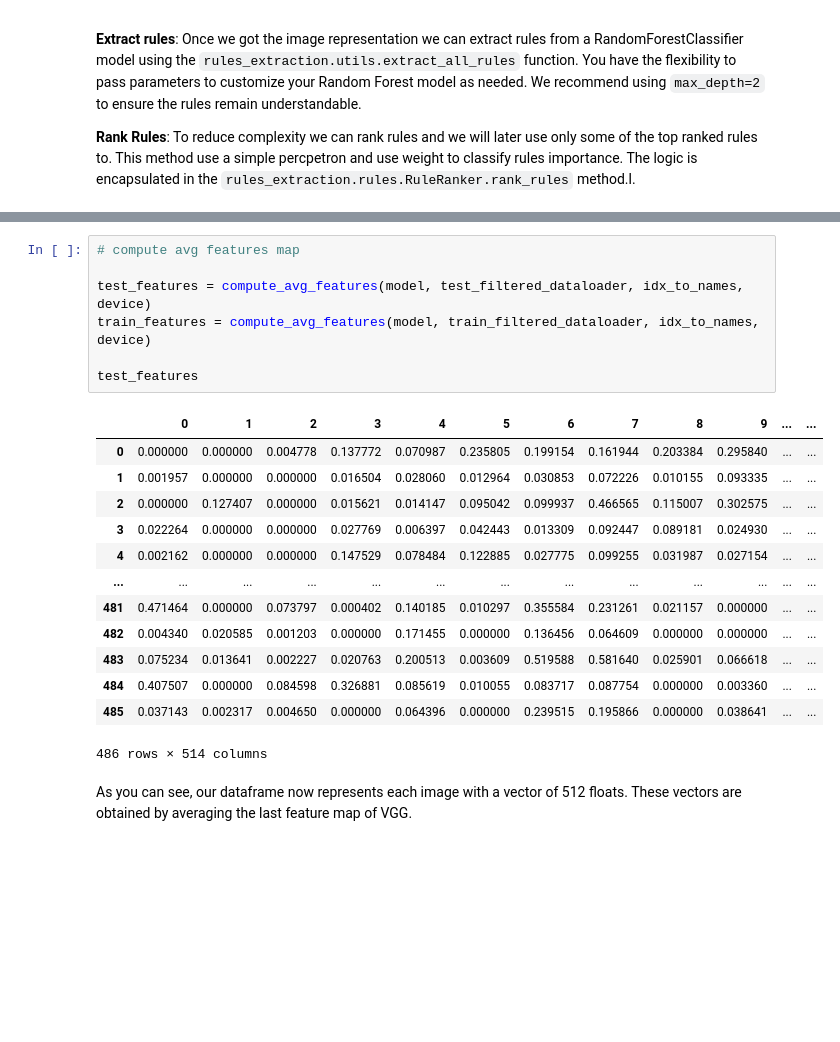
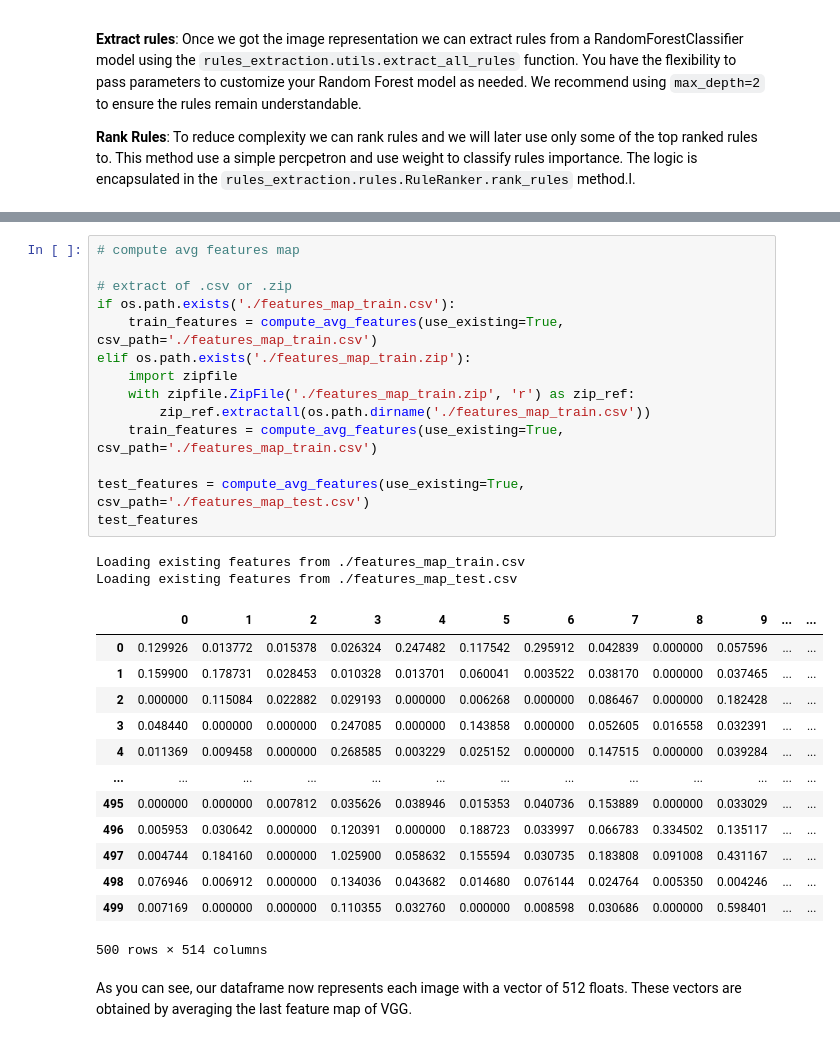
Before and after one commit to HES-XPLAIN/notebooks, a Jupyter notebook: use_case_sport_classification/rules_extraction_demo.ipynb, the cells around one changed output, grey strips where cells are left out. Cells and saved outputs as stored; diff of their text form; blank space fills up the shorter version.

```diff
--- a/use_case_sport_classification/rules_extraction_demo.ipynb
+++ b/use_case_sport_classification/rules_extraction_demo.ipynb
@@ -172,24 +193,33 @@ train_filtered_dataloader = DataLoader(dataset=train_filtered_dataset, batch_siz
 # %%
 # compute avg features map
 
-test_features = compute_avg_features(model, test_filtered_dataloader, idx_to_names, device)
-train_features = compute_avg_features(model, train_filtered_dataloader, idx_to_names, device)
+# extract of .csv or .zip
+if os.path.exists('./features_map_train.csv'):
+    train_features = compute_avg_features(use_existing=True, csv_path='./features_map_train.csv')
+elif os.path.exists('./features_map_train.zip'):
+    import zipfile
+    with zipfile.ZipFile('./features_map_train.zip', 'r') as zip_ref:
+        zip_ref.extractall(os.path.dirname('./features_map_train.csv'))
+    train_features = compute_avg_features(use_existing=True, csv_path='./features_map_train.csv')
 
+test_features = compute_avg_features(use_existing=True, csv_path='./features_map_test.csv')
 test_features
 # %% [output]
+Loading existing features from ./features_map_train.csv
+Loading existing features from ./features_map_test.csv
 |  | 0 | 1 | 2 | 3 | 4 | 5 | 6 | 7 | 8 | 9 | ... | ... |
-| 0 | 0.000000 | 0.000000 | 0.004778 | 0.137772 | 0.070987 | 0.235805 | 0.199154 | 0.161944 | 0.203384 | 0.295840 | ... | ... |
-| 1 | 0.001957 | 0.000000 | 0.000000 | 0.016504 | 0.028060 | 0.012964 | 0.030853 | 0.072226 | 0.010155 | 0.093335 | ... | ... |
-| 2 | 0.000000 | 0.127407 | 0.000000 | 0.015621 | 0.014147 | 0.095042 | 0.099937 | 0.466565 | 0.115007 | 0.302575 | ... | ... |
-| 3 | 0.022264 | 0.000000 | 0.000000 | 0.027769 | 0.006397 | 0.042443 | 0.013309 | 0.092447 | 0.089181 | 0.024930 | ... | ... |
-| 4 | 0.002162 | 0.000000 | 0.000000 | 0.147529 | 0.078484 | 0.122885 | 0.027775 | 0.099255 | 0.031987 | 0.027154 | ... | ... |
+| 0 | 0.129926 | 0.013772 | 0.015378 | 0.026324 | 0.247482 | 0.117542 | 0.295912 | 0.042839 | 0.000000 | 0.057596 | ... | ... |
+| 1 | 0.159900 | 0.178731 | 0.028453 | 0.010328 | 0.013701 | 0.060041 | 0.003522 | 0.038170 | 0.000000 | 0.037465 | ... | ... |
+| 2 | 0.000000 | 0.115084 | 0.022882 | 0.029193 | 0.000000 | 0.006268 | 0.000000 | 0.086467 | 0.000000 | 0.182428 | ... | ... |
+| 3 | 0.048440 | 0.000000 | 0.000000 | 0.247085 | 0.000000 | 0.143858 | 0.000000 | 0.052605 | 0.016558 | 0.032391 | ... | ... |
+| 4 | 0.011369 | 0.009458 | 0.000000 | 0.268585 | 0.003229 | 0.025152 | 0.000000 | 0.147515 | 0.000000 | 0.039284 | ... | ... |
 | ... | ... | ... | ... | ... | ... | ... | ... | ... | ... | ... | ... | ... |
-| 481 | 0.471464 | 0.000000 | 0.073797 | 0.000402 | 0.140185 | 0.010297 | 0.355584 | 0.231261 | 0.021157 | 0.000000 | ... | ... |
-| 482 | 0.004340 | 0.020585 | 0.001203 | 0.000000 | 0.171455 | 0.000000 | 0.136456 | 0.064609 | 0.000000 | 0.000000 | ... | ... |
-| 483 | 0.075234 | 0.013641 | 0.002227 | 0.020763 | 0.200513 | 0.003609 | 0.519588 | 0.581640 | 0.025901 | 0.066618 | ... | ... |
-| 484 | 0.407507 | 0.000000 | 0.084598 | 0.326881 | 0.085619 | 0.010055 | 0.083717 | 0.087754 | 0.000000 | 0.003360 | ... | ... |
-| 485 | 0.037143 | 0.002317 | 0.004650 | 0.000000 | 0.064396 | 0.000000 | 0.239515 | 0.195866 | 0.000000 | 0.038641 | ... | ... |
+| 495 | 0.000000 | 0.000000 | 0.007812 | 0.035626 | 0.038946 | 0.015353 | 0.040736 | 0.153889 | 0.000000 | 0.033029 | ... | ... |
+| 496 | 0.005953 | 0.030642 | 0.000000 | 0.120391 | 0.000000 | 0.188723 | 0.033997 | 0.066783 | 0.334502 | 0.135117 | ... | ... |
+| 497 | 0.004744 | 0.184160 | 0.000000 | 1.025900 | 0.058632 | 0.155594 | 0.030735 | 0.183808 | 0.091008 | 0.431167 | ... | ... |
+| 498 | 0.076946 | 0.006912 | 0.000000 | 0.134036 | 0.043682 | 0.014680 | 0.076144 | 0.024764 | 0.005350 | 0.004246 | ... | ... |
+| 499 | 0.007169 | 0.000000 | 0.000000 | 0.110355 | 0.032760 | 0.000000 | 0.008598 | 0.030686 | 0.000000 | 0.598401 | ... | ... |
-486 rows × 514 columns
+500 rows × 514 columns
 # %% [markdown]
 As you can see, our dataframe now represents each image with a vector of 512 floats. These vectors are obtained by averaging the last feature map of VGG.
 # %% [markdown]
```
Also changed, not shown: parts of 6 cells of this notebook, 2 other files.
